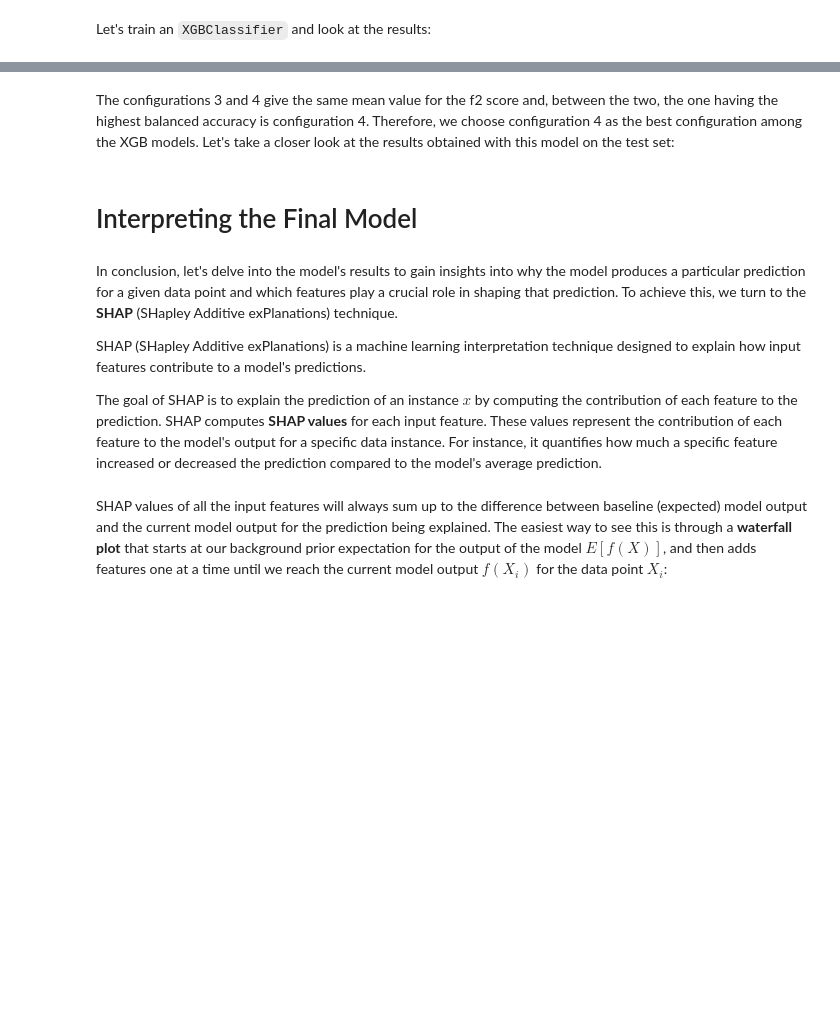
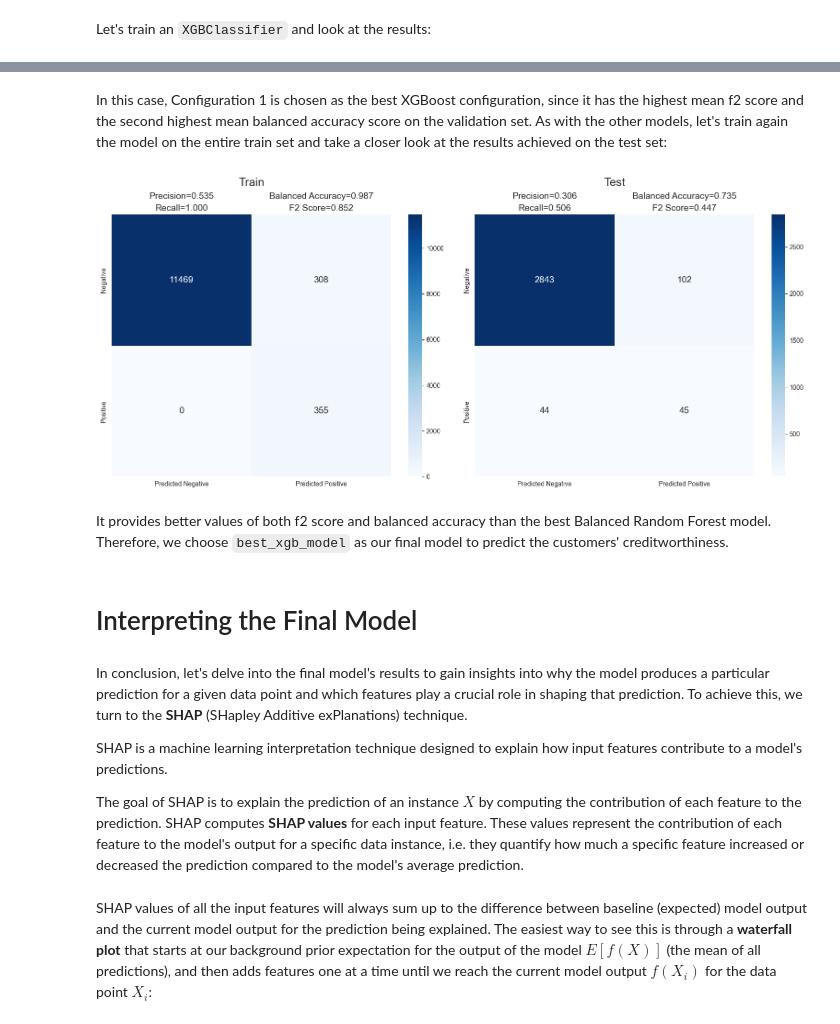
Before and after one commit to Mat-Gug/creditworthiness-card-issuance, a Jupyter notebook: Creditworthiness Estimation Project.ipynb, the cells around one changed output, grey strips where cells are left out. Drawn from its saved outputs; the diff is of its cells as text; code cells hidden in the pictures; blank space fills up the shorter version.

```diff
--- a/Creditworthiness Estimation Project.ipynb
+++ b/Creditworthiness Estimation Project.ipynb
@@ -853,20 +937,24 @@ xgb_best_configs
 # %% [markdown]
-The configurations 3 and 4 give the same mean value for the f2 score and, between the two, the one having the highest balanced accuracy is configuration 4. Therefore, we choose configuration 4 as the best configuration among the XGB models. Let's take a closer look at the results obtained with this model on the test set:
+In this case, Configuration 1 is chosen as the best XGBoost configuration, since it has the highest mean f2 score and the second highest mean balanced accuracy score on the validation set. As with the other models, let's train again the model on the entire train set and take a closer look at the results achieved on the test set:
 # %%
-best_xgb_params_dict = get_parameters(xgb_best_configs, 4)
+best_xgb_params_dict = get_parameters(xgb_best_configs, 1)
 best_xgb_model = XGBClassifier(
     random_state=RANDOM_SEED,
     **best_xgb_params_dict
 )
 best_xgb_model.fit(X_train, y_train)
 plot_confusion_matrices(best_xgb_model, (X_train, X_test, y_train, y_test))
+# %% [output]
+[figure, added]
+# %% [markdown]
+It provides better values of both f2 score and balanced accuracy than the best Balanced Random Forest model. Therefore, we choose `best_xgb_model` as our final model to predict the customers' creditworthiness.
 # %% [markdown]
 # Interpreting the Final Model
 # %% [markdown]
-In conclusion, let's delve into the model's results to gain insights into why the model produces a particular prediction for a given data point and which features play a crucial role in shaping that prediction. To achieve this, we turn to the **SHAP** (SHapley Additive exPlanations) technique.
+In conclusion, let's delve into the final model's results to gain insights into why the model produces a particular prediction for a given data point and which features play a crucial role in shaping that prediction. To achieve this, we turn to the **SHAP** (SHapley Additive exPlanations) technique.
 
-SHAP (SHapley Additive exPlanations) is a machine learning interpretation technique designed to explain how input features contribute to a model's predictions.
+SHAP is a machine learning interpretation technique designed to explain how input features contribute to a model's predictions.
 
-The goal of SHAP is to explain the prediction of an instance $x$ by computing the contribution of each feature to the prediction. SHAP computes **SHAP values** for each input feature. These values represent the contribution of each feature to the model's output for a specific data instance. For instance, it quantifies how much a specific feature increased or decreased the prediction compared to the model's average prediction.
+The goal of SHAP is to explain the prediction of an instance $X$ by computing the contribution of each feature to the prediction. SHAP computes **SHAP values** for each input feature. These values represent the contribution of each feature to the model's output for a specific data instance, i.e. they quantify how much a specific feature increased or decreased the prediction compared to the model's average prediction.
 # %% [markdown]
-SHAP values of all the input features will always sum up to the difference between baseline (expected) model output and the current model output for the prediction being explained. The easiest way to see this is through a **waterfall plot** that starts at our background prior expectation for the output of the model $E[f(X)]$, and then adds features one at a time until we reach the current model output $f(X_i)$ for the data point $X_i$:
+SHAP values of all the input features will always sum up to the difference between baseline (expected) model output and the current model output for the prediction being explained. The easiest way to see this is through a **waterfall plot** that starts at our background prior expectation for the output of the model $E[f(X)]$ (the mean of all predictions), and then adds features one at a time until we reach the current model output $f(X_i)$ for the data point $X_i$:
```
Also changed, not shown: parts of 51 cells of this notebook, 1 other file.
